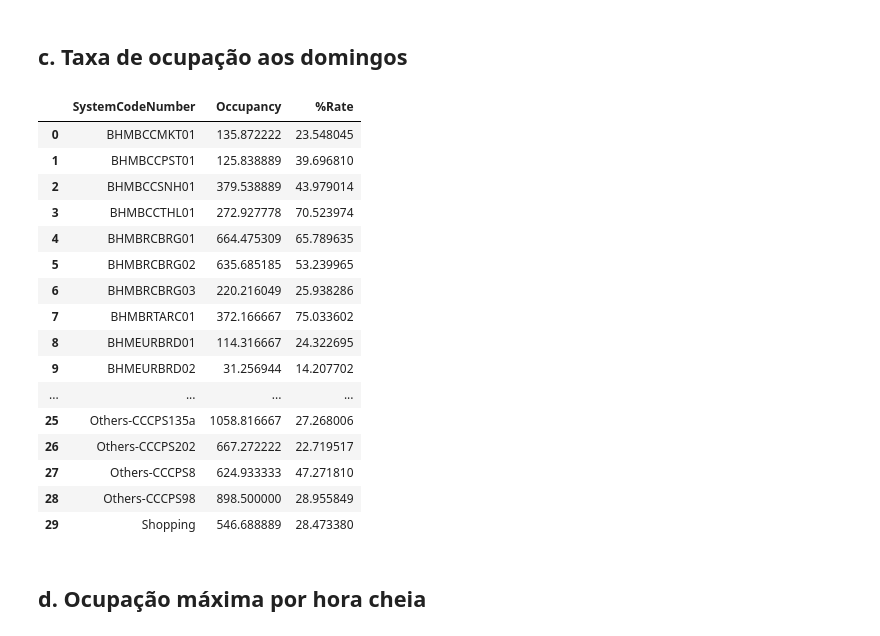
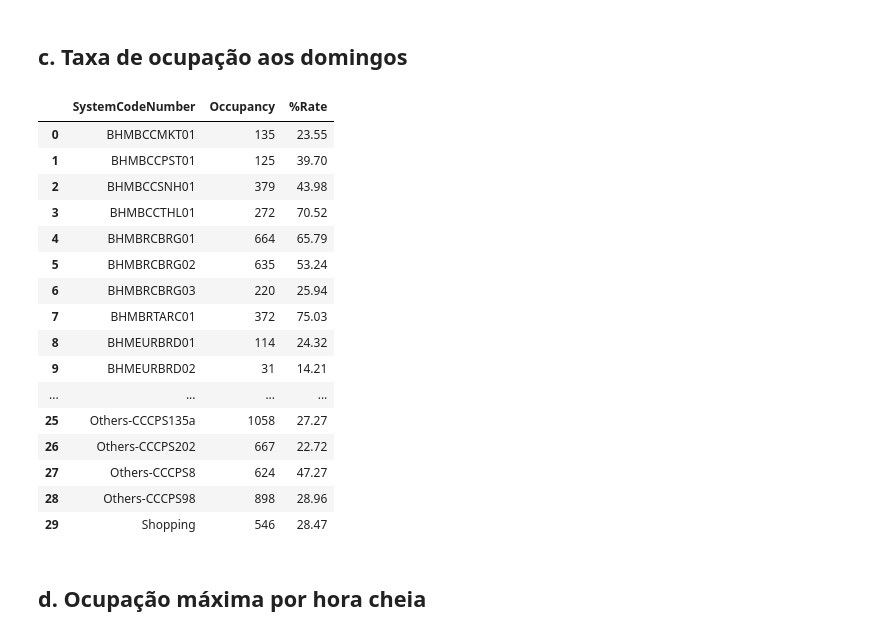
Before and after one commit to AlexanderVieira/training_datascience, a Jupyter notebook: DR1_AT_AlexanderSilva.ipynb, the cells around one changed output. Drawn from its saved outputs; the diff is of its cells as text; code cells hidden in the pictures.

```diff
--- a/DR1_AT_AlexanderSilva.ipynb
+++ b/DR1_AT_AlexanderSilva.ipynb
@@ -572,10 +665,10 @@ sns.barplot(x = 'Occupancy', y = 'SystemCodeNumber', data=dataset_parking_birmin
 # %% [markdown]
 ## **c. Preparação dos dados**
 # %%
-ds = dataset_parking_birmingham.copy()
-ds.LastUpdated = pd.to_datetime(ds.LastUpdated)
-ds['Day'] = ds.LastUpdated.dt.dayofweek
-ds1 = ds[ds['Day'] == 5]
+ds_birmingham = dataset_parking_birmingham.copy()
+ds_birmingham.LastUpdated = pd.to_datetime(ds_birmingham.LastUpdated)
+ds_birmingham['Day'] = ds_birmingham.LastUpdated.dt.dayofweek
+ds1 = ds_birmingham[ds_birmingham['Day'] == 5]
 ds1
 # %% [output]
 |  | SystemCodeNumber | Capacity | Occupancy | LastUpdated | Day |
@@ -662,26 +756,27 @@ ds2
 ## **c. Taxa de ocupação aos domingos**
 # %%
 ds_g2 = ds2.groupby(['SystemCodeNumber'], as_index=False)['Occupancy'].mean()
-ds_g2['%Rate'] = (ds_g2['Occupancy'] / ds_capacity['Capacity']) *  100
+ds_g2['%Rate'] = round((ds_g2['Occupancy'] / ds_capacity['Capacity']) *  100, 2)
+ds_g2['Occupancy']= ds_g2['Occupancy'].apply(lambda x: math.trunc(x))
 ds_g2
 # %% [output]
 |  | SystemCodeNumber | Occupancy | %Rate |
-| 0 | BHMBCCMKT01 | 135.872222 | 23.548045 |
-| 1 | BHMBCCPST01 | 125.838889 | 39.696810 |
-| 2 | BHMBCCSNH01 | 379.538889 | 43.979014 |
-| 3 | BHMBCCTHL01 | 272.927778 | 70.523974 |
-| 4 | BHMBRCBRG01 | 664.475309 | 65.789635 |
-| 5 | BHMBRCBRG02 | 635.685185 | 53.239965 |
-| 6 | BHMBRCBRG03 | 220.216049 | 25.938286 |
-| 7 | BHMBRTARC01 | 372.166667 | 75.033602 |
-| 8 | BHMEURBRD01 | 114.316667 | 24.322695 |
-| 9 | BHMEURBRD02 | 31.256944 | 14.207702 |
+| 0 | BHMBCCMKT01 | 135 | 23.55 |
+| 1 | BHMBCCPST01 | 125 | 39.70 |
+| 2 | BHMBCCSNH01 | 379 | 43.98 |
+| 3 | BHMBCCTHL01 | 272 | 70.52 |
+| 4 | BHMBRCBRG01 | 664 | 65.79 |
+| 5 | BHMBRCBRG02 | 635 | 53.24 |
+| 6 | BHMBRCBRG03 | 220 | 25.94 |
+| 7 | BHMBRTARC01 | 372 | 75.03 |
+| 8 | BHMEURBRD01 | 114 | 24.32 |
+| 9 | BHMEURBRD02 | 31 | 14.21 |
 | ... | ... | ... | ... |
-| 25 | Others-CCCPS135a | 1058.816667 | 27.268006 |
-| 26 | Others-CCCPS202 | 667.272222 | 22.719517 |
-| 27 | Others-CCCPS8 | 624.933333 | 47.271810 |
-| 28 | Others-CCCPS98 | 898.500000 | 28.955849 |
-| 29 | Shopping | 546.688889 | 28.473380 |
+| 25 | Others-CCCPS135a | 1058 | 27.27 |
+| 26 | Others-CCCPS202 | 667 | 22.72 |
+| 27 | Others-CCCPS8 | 624 | 47.27 |
+| 28 | Others-CCCPS98 | 898 | 28.96 |
+| 29 | Shopping | 546 | 28.47 |
 # %% [markdown]
 ## **d. Ocupação máxima por hora cheia**
 # %%
```
Also changed, not shown: parts of 21 cells of this notebook.
